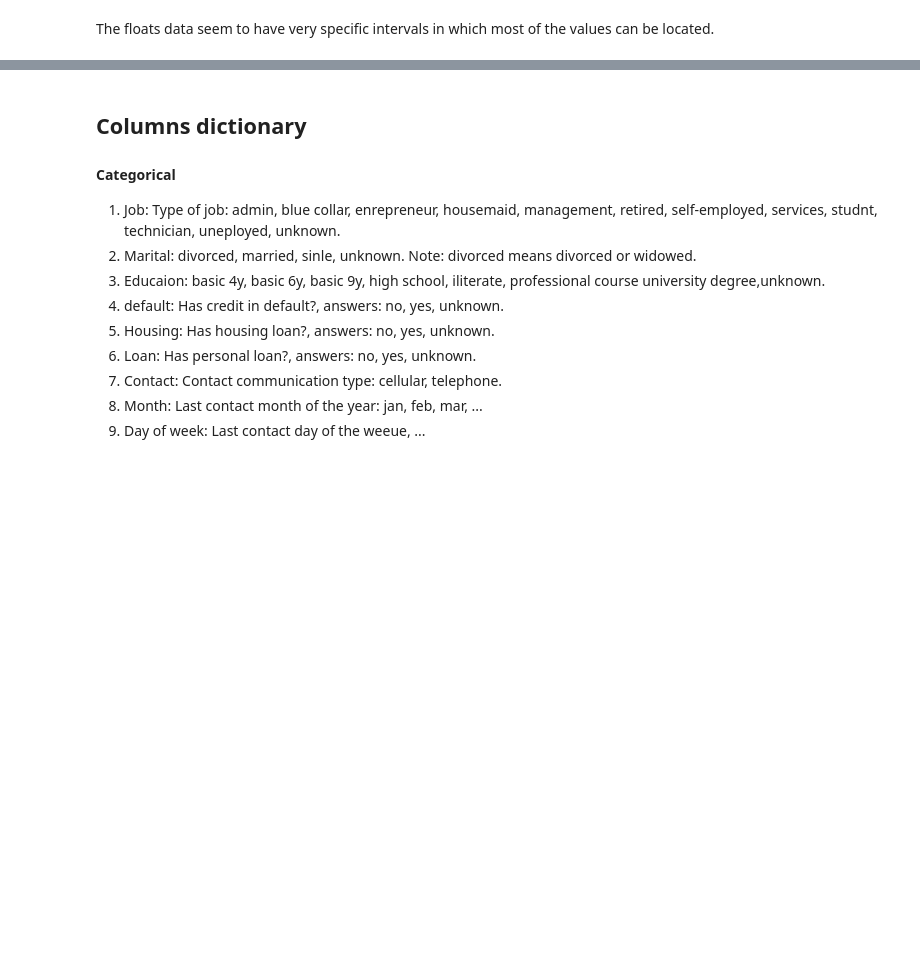
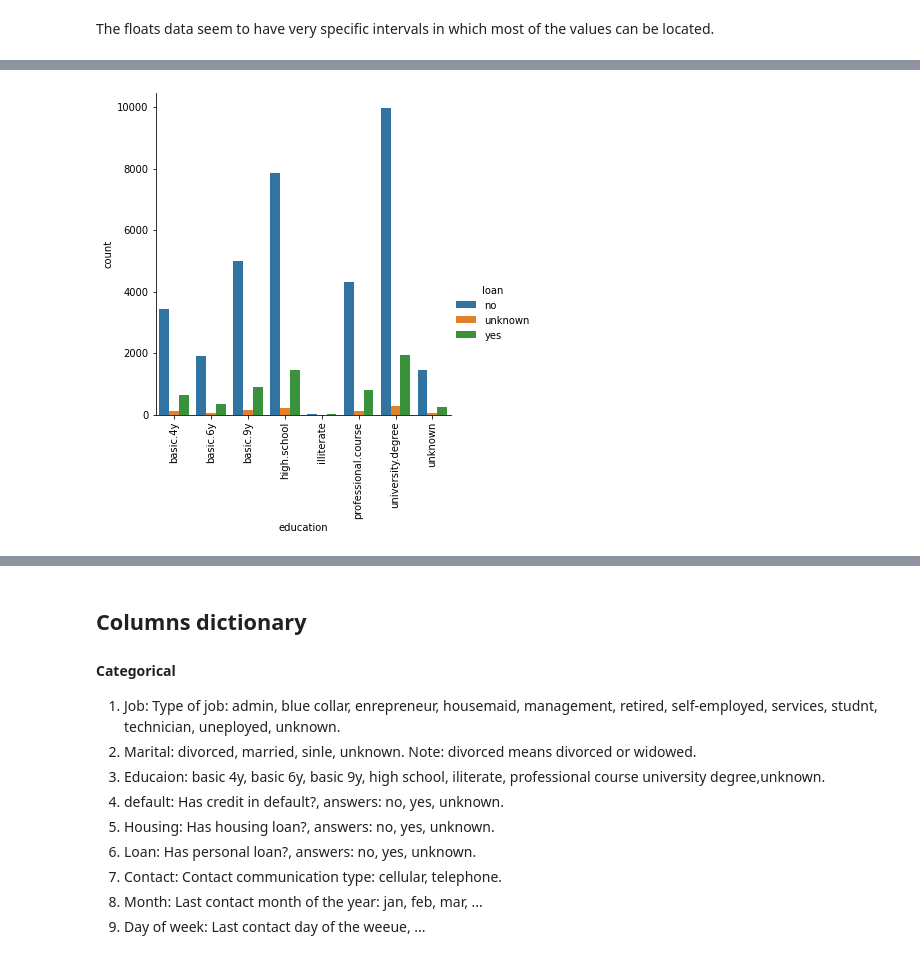
Before and after one commit to Ggovea/DataScienceWrangle, a Jupyter notebook: DATA_WRANGLE_BANK.ipynb, the cells around one changed output, grey strips where cells are left out. Cells and saved outputs as stored; diff of their text form; code cells hidden in the pictures; blank space fills up the shorter version.

```diff
--- a/DATA_WRANGLE_BANK.ipynb
+++ b/DATA_WRANGLE_BANK.ipynb
@@ -229,0 +266,6 @@ The floats data seem to have very specific intervals in which most of the values
+# %%
+sns.catplot(x = 'education', data = cats, kind = 'count', hue = 'loan')
+plt.xticks(rotation = 90)
+plt.show()
+# %% [output]
+[figure, added]
```
Also changed, not shown: parts of 35 cells of this notebook.
